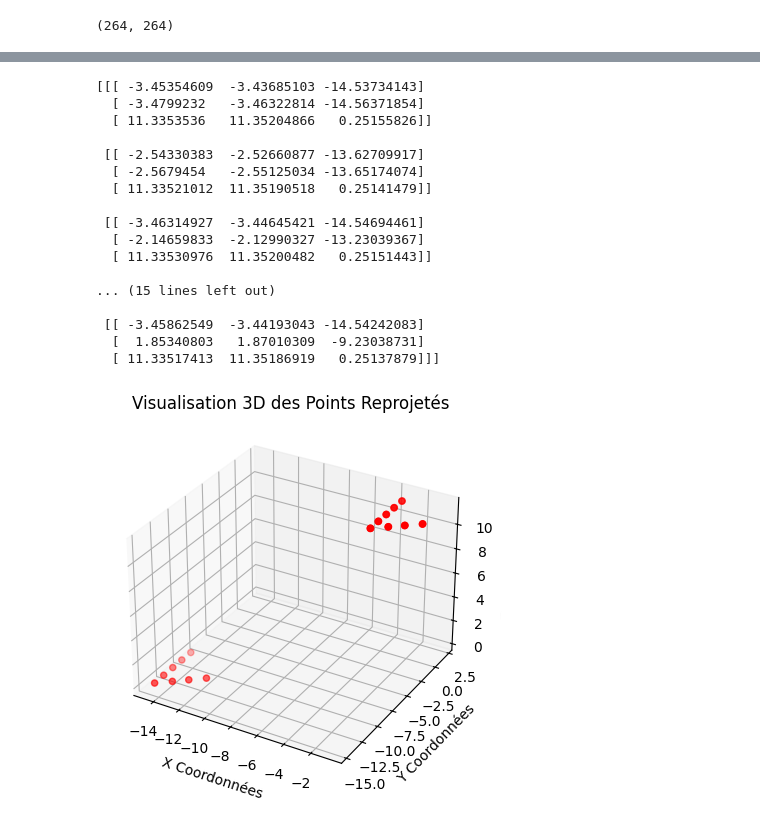
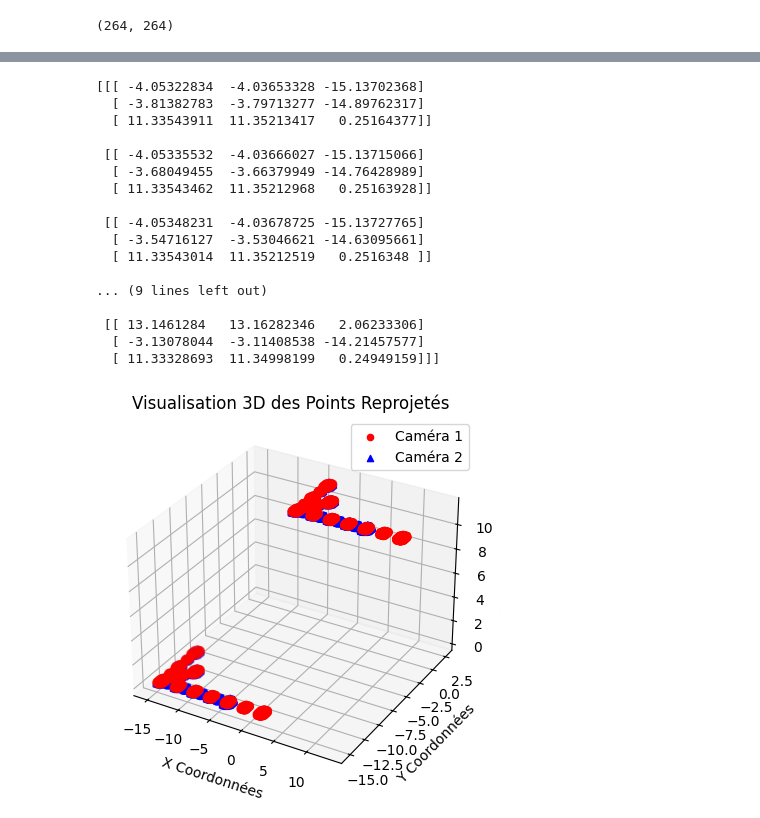
Before and after one commit to Z-Noura/Project-MD, a Jupyter notebook: ster_pin_hull.ipynb, the cells around one changed output, grey strips where cells are left out. Drawn from its saved outputs; the diff is of its cells as text; code cells hidden in the pictures.

Commit message:
visual_hull_suite

```diff
--- a/ster_pin_hull.ipynb
+++ b/ster_pin_hull.ipynb
@@ -223,0 +136,21 @@ def mark_circle_centers(binary_image, center_image):
+# %%
+def mark_circle_centers(binary_image):
+    list_countour=[]
+
+    for i in range(binary_image.shape[0]):  # for rows
+        for j in range(binary_image.shape[1]):  # for columns
+            if binary_image[i, j] == 1:
+
+                list_countour.append((i,j))
+    return(list_countour)
+countour_image_1=mark_circle_centers(binary_image1)
+countour_image_2=mark_circle_centers(binary_image2)
+
+print(countour_image_1)
+print(len(countour_image_1))
+
+print(countour_image_2)
+print(len(countour_image_2))
+# Convertir les listes de tuples en ndarray
+imgpoints_contour_1 = np.array(countour_image_1, dtype='float32')
+imgpoints_contour_2 = np.array(countour_image_2, dtype='float32')
@@ -247,58 +185,68 @@ def back_project(mtx, rvecs, tvecs, points2D):
 
     return points3D.T  # Transpose to return in format Nx3
 
+
 # Example usage
 # Make sure you have mtx, rvecs, tvecs defined, and points2D prepared
 # points2D should be a list or an array of points (N, 1, 2) or (N, 2)
 # Assuming you have imgpoints1 correctly loaded and shaped for input
-points3D = back_project(mtx, rvecs[0], tvecs[0], imgpoints1)  # Use correctly prepared points here
+points3D = back_project(mtx, rvecs[0], tvecs[0], imgpoints_contour_1)  # Use correctly prepared points here
 print(points3D)
+# Exemple d'utilisation pour la deuxième caméra
+points3D_second = back_project(mtx, rvecs[1], tvecs[1], imgpoints_contour_2)
 # %% [output]
-[[[ -3.45354609  -3.43685103 -14.53734143]
-  [ -3.4799232   -3.46322814 -14.56371854]
-  [ 11.3353536   11.35204866   0.25155826]]
+[[[ -4.05322834  -4.03653328 -15.13702368]
+  [ -3.81382783  -3.79713277 -14.89762317]
+  [ 11.33543911  11.35213417   0.25164377]]
 
- [[ -2.54330383  -2.52660877 -13.62709917]
-  [ -2.5679454   -2.55125034 -13.65174074]
-  [ 11.33521012  11.35190518   0.25141479]]
+ [[ -4.05335532  -4.03666027 -15.13715066]
+  [ -3.68049455  -3.66379949 -14.76428989]
+  [ 11.33543462  11.35212968   0.25163928]]
 
- [[ -3.46314927  -3.44645421 -14.54694461]
-  [ -2.14659833  -2.12990327 -13.23039367]
-  [ 11.33530976  11.35200482   0.25151443]]
+ [[ -4.05348231  -4.03678725 -15.13727765]
+  [ -3.54716127  -3.53046621 -14.63095661]
+  [ 11.33543014  11.35212519   0.2516348 ]]
 
-... (15 lines left out)
+... (9 lines left out)
 
- [[ -3.45862549  -3.44193043 -14.54242083]
-  [  1.85340803   1.87010309  -9.23038731]
-  [ 11.33517413  11.35186919   0.25137879]]]
+ [[ 13.1461284   13.16282346   2.06233306]
+  [ -3.13078044  -3.11408538 -14.21457577]
+  [ 11.33328693  11.34998199   0.24949159]]]
 # %%
 import matplotlib.pyplot as plt
 from mpl_toolkits.mplot3d import Axes3D
 
 # Créer une figure pour le tracé 3D
 fig = plt.figure()
 ax = fig.add_subplot(111, projection='3d')
 
 # Supposons que points3D soit votre array de points reprojétés en 3D
 # points3D est un array de forme (N, 3) où chaque ligne est (x, y, z)
-
-# Extraire x, y, z pour la visualisation
 x_vals = points3D[:, 0]
 y_vals = points3D[:, 1]
 z_vals = points3D[:, 2]
 
-# Ajouter les points au graphique
-ax.scatter(x_vals, y_vals, z_vals, c='r', marker='o')  # 'r' est la couleur rouge
+# Ajouter les points de la première caméra
+ax.scatter(x_vals, y_vals, z_vals, c='r', marker='o', label='Caméra 1')
+
+# Ajouter les points de la deuxième caméra
+x_vals_second = points3D_second[:, 0]
+y_vals_second = points3D_second[:, 1]
+z_vals_second = points3D_second[:, 2]
+ax.scatter(x_vals_second, y_vals_second, z_vals_second, c='b', marker='^', label='Caméra 2')
 
 # Nommer les axes
 ax.set_xlabel('X Coordonnées')
 ax.set_ylabel('Y Coordonnées')
 ax.set_zlabel('Z Coordonnées')
 
 # Titre du graphique
 ax.set_title('Visualisation 3D des Points Reprojetés')
 
+# Ajouter une légende
+ax.legend()
+
 # Afficher le graphique
 plt.show()
 # %% [output]
-[figure, old version]
+[figure, new version]
```
Also changed, not shown: parts of 6 cells of this notebook.
